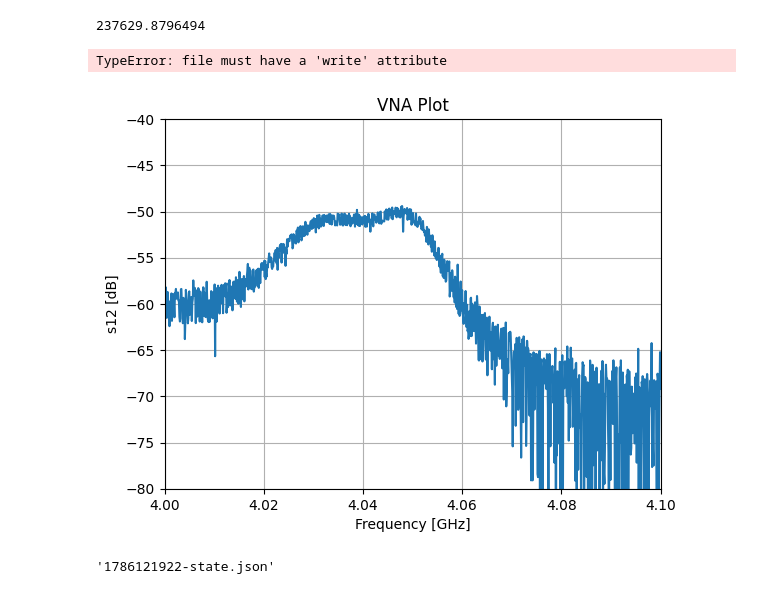
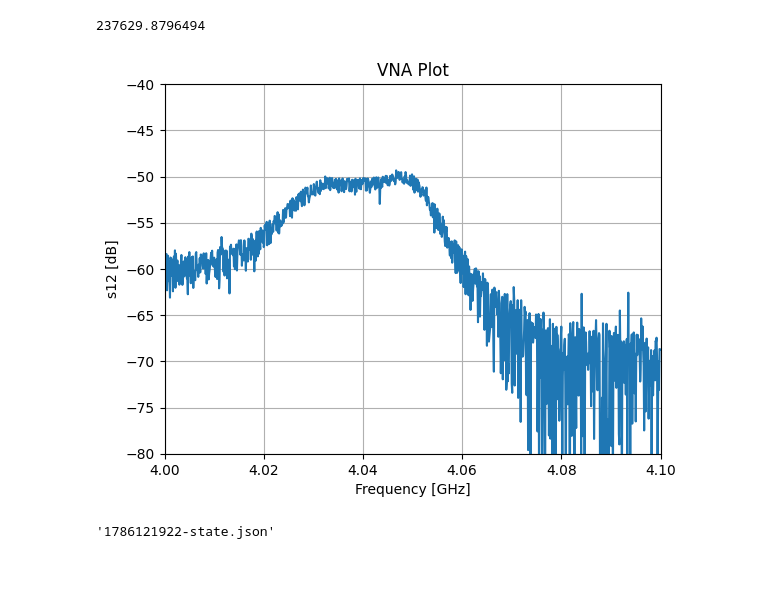
Before and after one commit to lafefspietz/qna-data-summer-2026, a Jupyter notebook: instrument-debug.ipynb, the cells around one changed output. Drawn from its saved outputs; the diff is of its cells as text; code cells hidden in the pictures.

Commit message:
learned hard lesson about .write and pickle, python nonsense

```diff
--- a/instrument-debug.ipynb
+++ b/instrument-debug.ipynb
@@ -407,7 +407,7 @@ if 'vna' in state['measurement_select']:
     plt.savefig(plot_file_path, dpi=300, bbox_inches='tight')
     touchstone_file_name = f"{state['timestamp']}-vna-trace.s1p"
     touchstone_file_path = target_dir / touchstone_file_name
-    trace_network.write(touchstone_file_path)
+    trace_network.write_touchstone(str(touchstone_file_path))
     with open(readme_path, "a") as file:
         file.write("![]("+ plot_file_name + ")")
 
@@ -433,35 +433,34 @@ if 'spectrum_analyzer' in state['measurement_select']:
     plt.ylabel(state['spa_ylabel'])
 
     plot_file_name = f"{state['timestamp']}-spa-plot.png"
     plot_file_path = target_dir / plot_file_name
     plt.savefig(plot_file_path, dpi=300, bbox_inches='tight')
     trace_file_name = f"{state['timestamp']}-spa-trace.json"
     file_path = target_dir / trace_file_name
     spa_trace_data  = {}
     spa_trace_data['fghz']  = fghz.tolist()
     spa_trace_data['trace'] = (spa_trace/1e-12).tolist()
     spa_trace_data['unit'] = "pW"
     spa_trace_data['vbw'] = state['spa_video_bandwidth']
     spa_trace_data['rbw'] = state['spa_resolution_bandwidth']
     with open(readme_path, "a") as file:
         file.write("![]("+ plot_file_name + ")")
     with open(file_path, "w", encoding="utf-8") as f:
         json.dump(spa_trace_data, f, indent=4)
 
 state_file_name = f"{state['timestamp']}-state.json"
 state['file_name'] = state_file_name
 state['state_file_url'] = state['data_url_base'] + folder_name + "/" +  state['file_name']
 file_path = target_dir / state_file_name
 with open(file_path, "w", encoding="utf-8") as f:
     json.dump(state, f, indent=4)
 
 main_state_file_name = "state.json"
 file_path = script_dir / main_state_file_name
 with open(file_path, "w", encoding="utf-8") as f:
     json.dump(state, f, indent=4)
 # %% [output]
-TypeError: file must have a 'write' attribute
-[figure, old version]
+[figure, new version]
 # %%
 str(state['timestamp']) + '-state.json'
 # %% [output]
```
Also changed, not shown: parts of 1 cell of this notebook, 13 other files.
